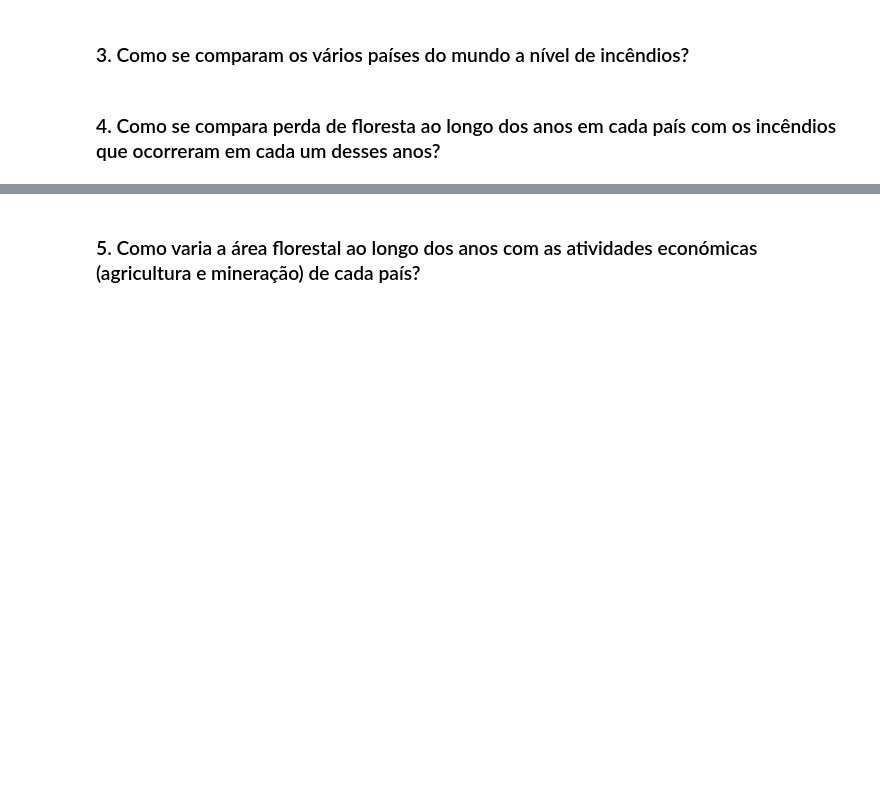
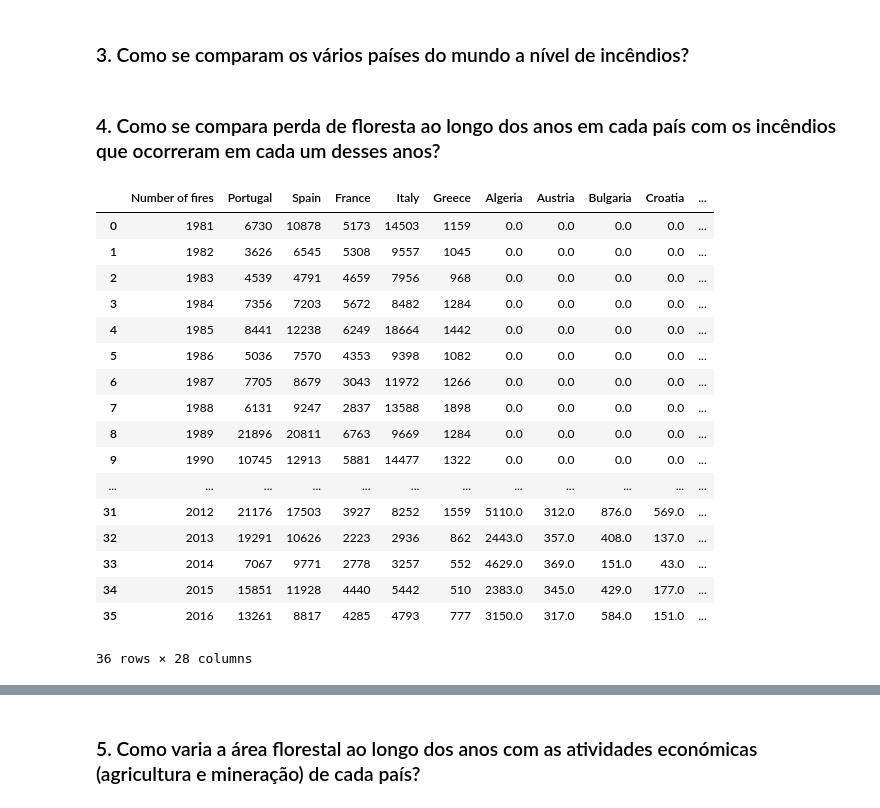
Before and after one commit to BeaMadeira/SGD-Projeto-2, a Jupyter notebook: python/sgd_project_2.ipynb, the cells around one changed output, grey strips where cells are left out. Saved outputs shown, nothing was run; the diff lists cells and outputs as text; code cells hidden in the pictures; blank space fills up the shorter version.

```diff
--- a/python/sgd_project_2.ipynb
+++ b/python/sgd_project_2.ipynb
@@ -15,6 +15,8 @@ import datetime as dt
 data_path = "../data"
 forest_path = os.path.join(data_path, "forest-area", "API_AG.LND.FRST.K2_DS2_en_csv_v2_4019655.csv")
 surface_path = os.path.join(data_path, "surface-area", "API_AG.SRF.TOTL.K2_DS2_en_csv_v2_4023648.csv")
+numberOfFires_path = os.path.join(data_path, "fires", "eudb-nf.csv")
+
 header_rows =  [0, 2]
 # %% [markdown]
 ### 1. Qual variação da área florestal de cada país ao longo do tempo?
@@ -148,3 +220,42 @@ sns.lineplot(data=data2, x="Year", y="Ratio", hue="Country Name")
 ### 3. Como se comparam os vários países do mundo a nível de incêndios?
 # %% [markdown]
 ### 4. Como se compara perda de floresta ao longo dos anos em cada país com os incêndios que ocorreram em cada um desses anos?
+# %%
+#bea
+# Read Datasets
+fires_data = pd.read_csv(numberOfFires_path)
+
+# Removes row if all values are NaN
+fires_data = fires_data.dropna(axis=0, how='all')
+
+# Removes column if all values are NaN
+fires_data = fires_data.dropna(axis=1, how='all')
+#substituir nan por 0 para dar para fazer o plot?
+fires_data = fires_data.fillna(0)
+
+# merge do dataset incendios com area florestal (para nao contar com anos e paises q nao estejam nos 2 datasets)
+# plot de media de numero de incendios por pais?
+    #ver quais os paises com mais incendios, quais os commenos incendios, coincide com pergunta 1 ou 2?
+# mapa correlacao
+#
+# %%
+fires_data
+# %% [output]
+|  | Number of fires | Portugal | Spain | France | Italy | Greece | Algeria | Austria | Bulgaria | Croatia | ... |
+| 0 | 1981 | 6730 | 10878 | 5173 | 14503 | 1159 | 0.0 | 0.0 | 0.0 | 0.0 | ... |
+| 1 | 1982 | 3626 | 6545 | 5308 | 9557 | 1045 | 0.0 | 0.0 | 0.0 | 0.0 | ... |
+| 2 | 1983 | 4539 | 4791 | 4659 | 7956 | 968 | 0.0 | 0.0 | 0.0 | 0.0 | ... |
+| 3 | 1984 | 7356 | 7203 | 5672 | 8482 | 1284 | 0.0 | 0.0 | 0.0 | 0.0 | ... |
+| 4 | 1985 | 8441 | 12238 | 6249 | 18664 | 1442 | 0.0 | 0.0 | 0.0 | 0.0 | ... |
+| 5 | 1986 | 5036 | 7570 | 4353 | 9398 | 1082 | 0.0 | 0.0 | 0.0 | 0.0 | ... |
+| 6 | 1987 | 7705 | 8679 | 3043 | 11972 | 1266 | 0.0 | 0.0 | 0.0 | 0.0 | ... |
+| 7 | 1988 | 6131 | 9247 | 2837 | 13588 | 1898 | 0.0 | 0.0 | 0.0 | 0.0 | ... |
+| 8 | 1989 | 21896 | 20811 | 6763 | 9669 | 1284 | 0.0 | 0.0 | 0.0 | 0.0 | ... |
+| 9 | 1990 | 10745 | 12913 | 5881 | 14477 | 1322 | 0.0 | 0.0 | 0.0 | 0.0 | ... |
+| ... | ... | ... | ... | ... | ... | ... | ... | ... | ... | ... | ... |
+| 31 | 2012 | 21176 | 17503 | 3927 | 8252 | 1559 | 5110.0 | 312.0 | 876.0 | 569.0 | ... |
+| 32 | 2013 | 19291 | 10626 | 2223 | 2936 | 862 | 2443.0 | 357.0 | 408.0 | 137.0 | ... |
+| 33 | 2014 | 7067 | 9771 | 2778 | 3257 | 552 | 4629.0 | 369.0 | 151.0 | 43.0 | ... |
+| 34 | 2015 | 15851 | 11928 | 4440 | 5442 | 510 | 2383.0 | 345.0 | 429.0 | 177.0 | ... |
+| 35 | 2016 | 13261 | 8817 | 4285 | 4793 | 777 | 3150.0 | 317.0 | 584.0 | 151.0 | ... |
+36 rows × 28 columns
```
Also changed, not shown: parts of 19 cells of this notebook.
